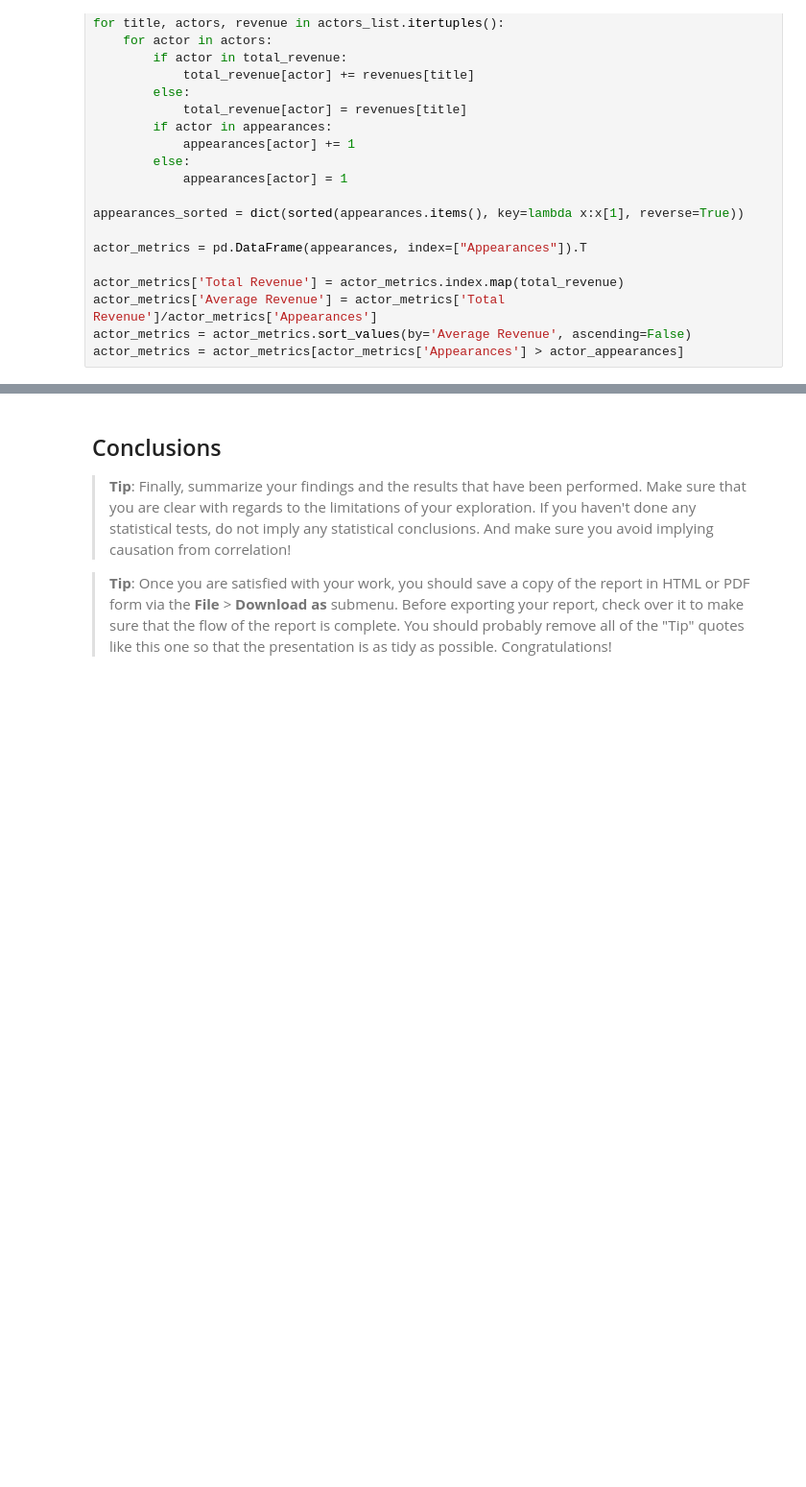
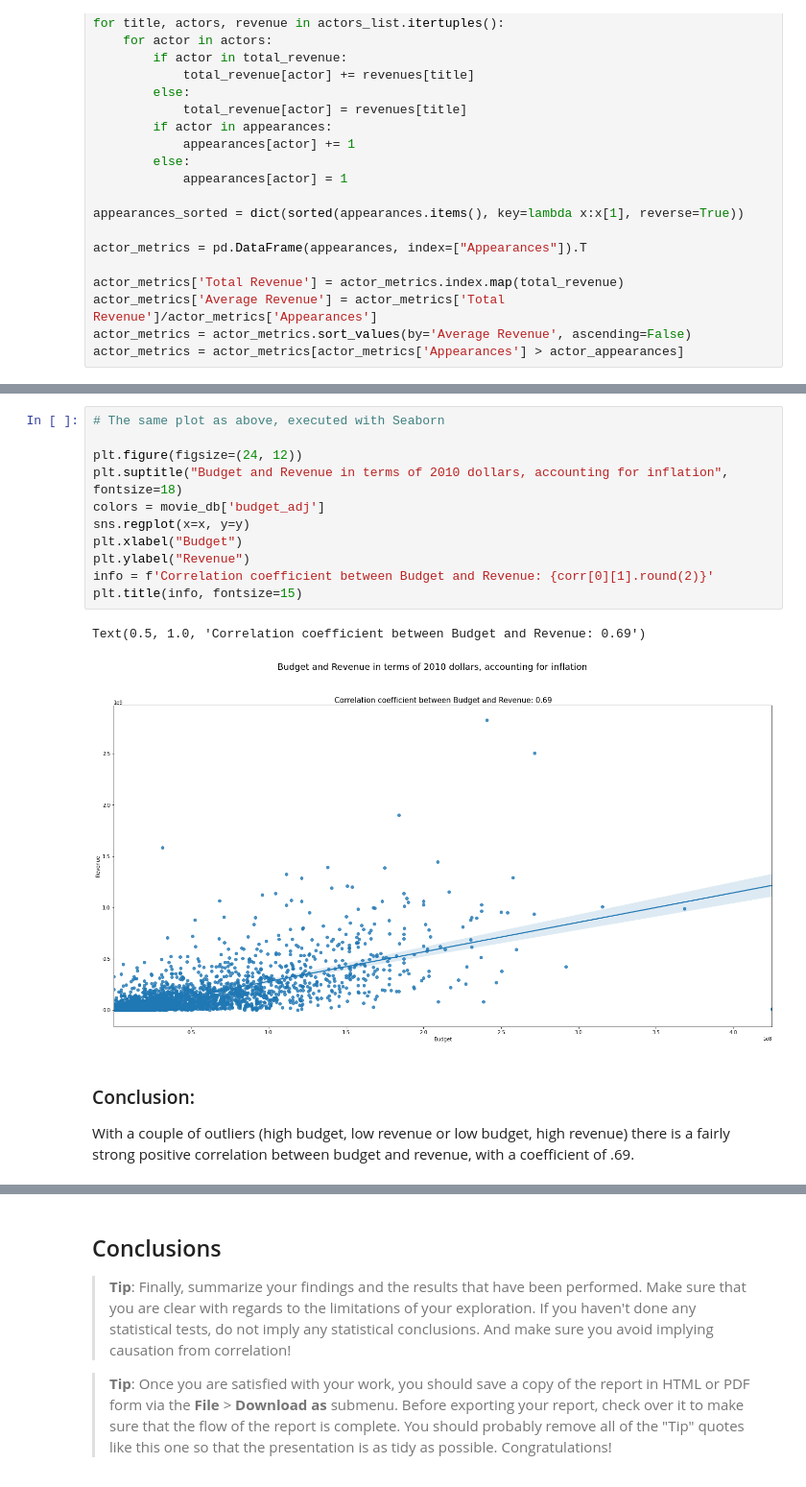
Before and after one commit to chupwalla/investigate_dataset, a Jupyter notebook: project_one.ipynb, the cells around one changed output, grey strips where cells are left out. Shown at 96% size. Cells and saved outputs as stored; diff of their text form; blank space fills up the shorter version.

Commit message:
Complete apart from conclusions

```diff
--- a/project_one.ipynb
+++ b/project_one.ipynb
@@ -262,0 +289,18 @@ plt.show()
+# %%
+# The same plot as above, executed with Seaborn
+
+plt.figure(figsize=(24, 12))
+plt.suptitle("Budget and Revenue in terms of 2010 dollars, accounting for inflation", fontsize=18)
+colors = movie_db['budget_adj']
+sns.regplot(x=x, y=y)
+plt.xlabel("Budget")
+plt.ylabel("Revenue")
+info = f'Correlation coefficient between Budget and Revenue: {corr[0][1].round(2)}'
+plt.title(info, fontsize=15)
+# %% [output]
+Text(0.5, 1.0, 'Correlation coefficient between Budget and Revenue: 0.69')
+[figure, added]
+# %% [markdown]
+### Conclusion:
+
+With a couple of outliers (high budget, low revenue or low budget, high revenue) there is a fairly strong positive correlation between budget and revenue, with a coefficient of .69.
```
Also changed, not shown: parts of 25 cells of this notebook.
